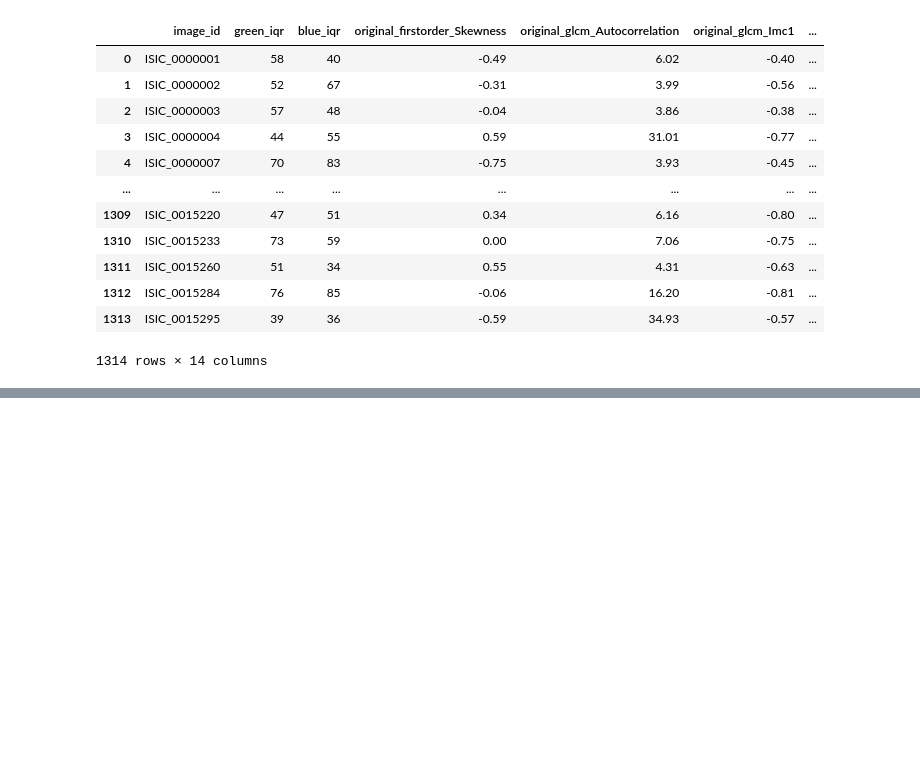
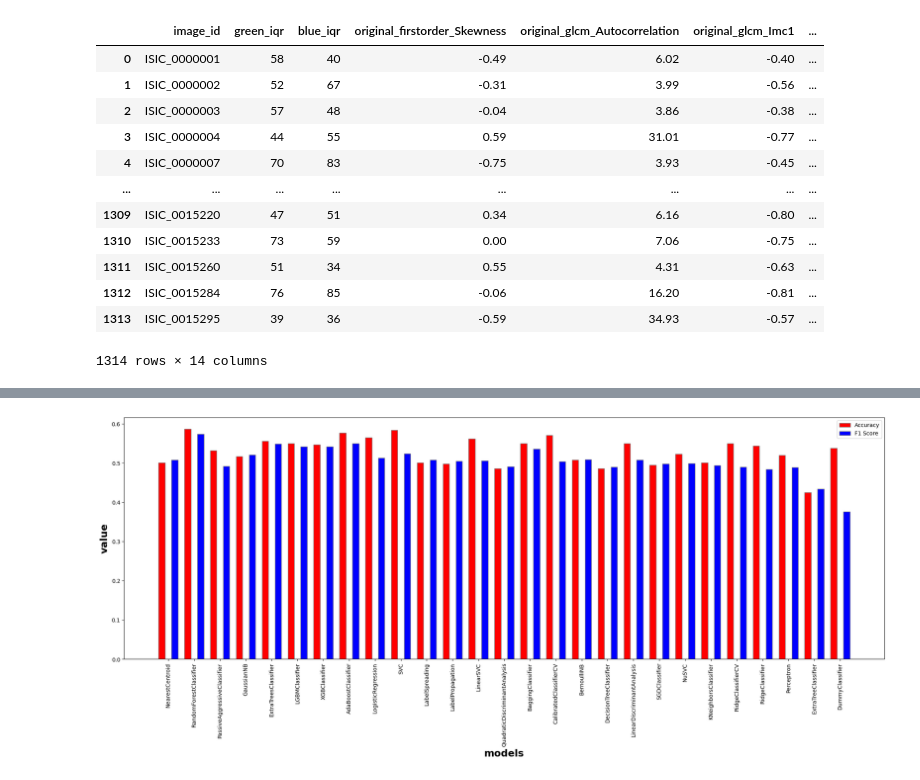
Before and after one commit to ricmonteiro/meley, a Jupyter notebook: model_training/model_training_50_mel_vs_keratosis_neither.ipynb, the cells around one changed output, grey strips where cells are left out. Cells and saved outputs as stored; diff of their text form; code cells hidden in the pictures; blank space fills up the shorter version.

Commit message:
model training plots

```diff
--- a/model_training/model_training_50_mel_vs_keratosis_neither.ipynb
+++ b/model_training/model_training_50_mel_vs_keratosis_neither.ipynb
@@ -82,0 +85,35 @@ Perceptron                           0.01
+# %%
+# set width of bar
+barWidth = 0.25
+fig = plt.subplots(figsize =(25, 8))
+
+
+# set height of bar
+acc = list(models['Accuracy'])
+#auc = list(models['ROC AUC'])
+f1s = list(models['F1 Score'])
+
+
+# Set position of bar on Xaxis
+br1 = np.arange(len(acc))
+br2 = [x + barWidth for x in br1]
+br3 = [x + barWidth for x in br2]
+
+
+# Make the plot
+plt.bar(br1, acc, color ='r', width = barWidth, edgecolor = 'grey', label ='Accuracy')
+#plt.bar(br2, auc, color ='g', width = barWidth, edgecolor = 'grey', label ='auc')
+plt.bar(br3, f1s, color ='b', width = barWidth, edgecolor = 'grey', label ='F1 Score')
+
+
+# Adding Xticks
+plt.xlabel('models', fontweight ='bold', fontsize = 18)
+plt.ylabel('value', fontweight ='bold', fontsize = 18)
+plt.xticks([r + barWidth for r in range(len(acc))], (list(models.index)))
+locs, labels = plt.xticks()
+plt.setp(labels, rotation=90)
+plt.legend()
+plt.savefig('../plots/fnmk_model_acc_f1s.png', bbox_inches='tight')
+plt.show()
+# %% [output]
+[figure, added]
```
Also changed, not shown: parts of 2 cells of this notebook, 9 other files.
